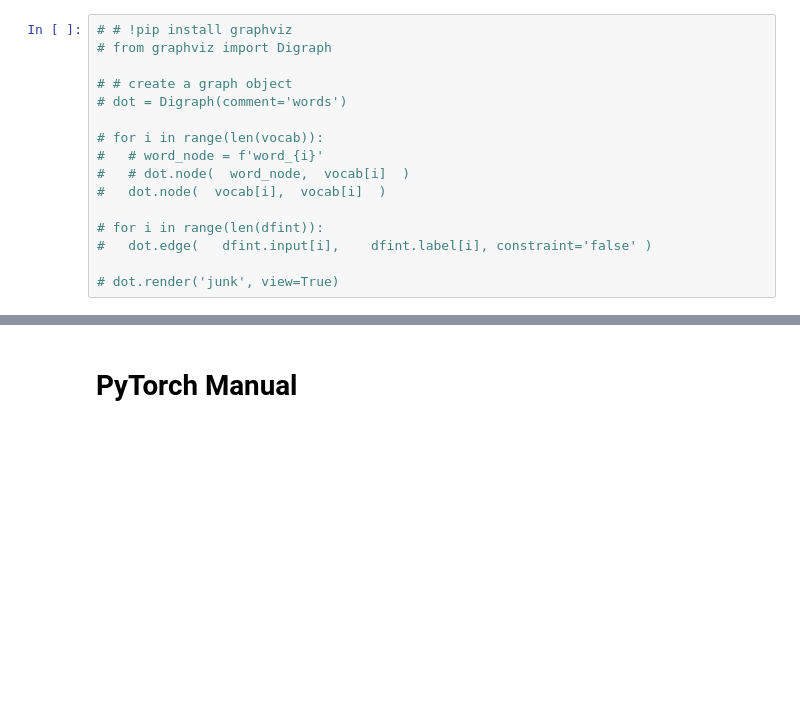
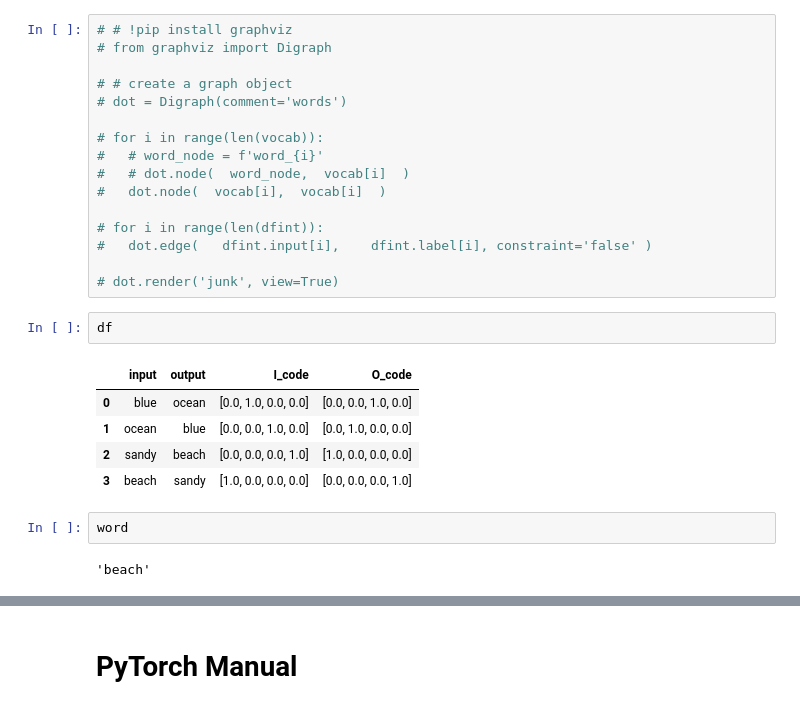
Before and after one commit to ftk1000/w2v_ftk1000, a Jupyter notebook: w2v_tf_4words.ipynb, the cells around one changed output, grey strips where cells are left out. Cells and saved outputs as stored; diff of their text form; blank space fills up the shorter version.

```diff
--- a/w2v_tf_4words.ipynb
+++ b/w2v_tf_4words.ipynb
@@ -500,3 +522,15 @@ plt.show()
 #   dot.edge(   dfint.input[i],    dfint.label[i], constraint='false' )
 
 # dot.render('junk', view=True)
+# %%
+df
+# %% [output]
+|  | input | output | I_code | O_code |
+| 0 | blue | ocean | [0.0, 1.0, 0.0, 0.0] | [0.0, 0.0, 1.0, 0.0] |
+| 1 | ocean | blue | [0.0, 0.0, 1.0, 0.0] | [0.0, 1.0, 0.0, 0.0] |
+| 2 | sandy | beach | [0.0, 0.0, 0.0, 1.0] | [1.0, 0.0, 0.0, 0.0] |
+| 3 | beach | sandy | [1.0, 0.0, 0.0, 0.0] | [0.0, 0.0, 0.0, 1.0] |
+# %%
+word
+# %% [output]
+'beach'
```
Also changed, not shown: parts of 17 cells of this notebook.
